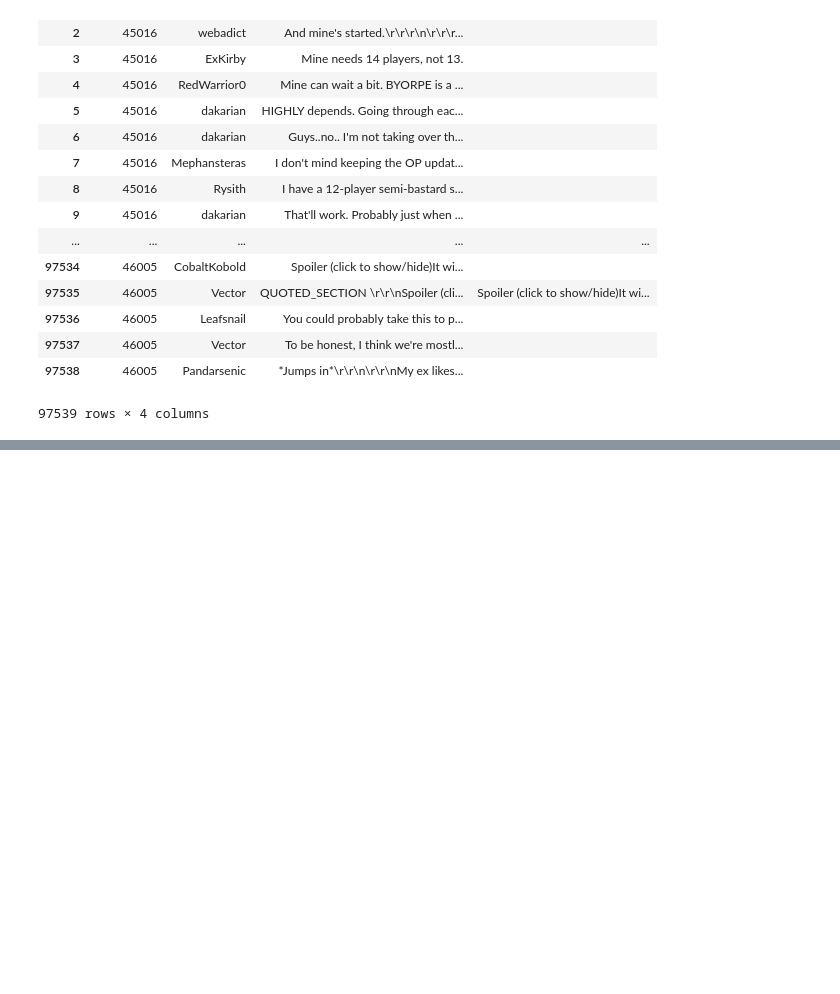
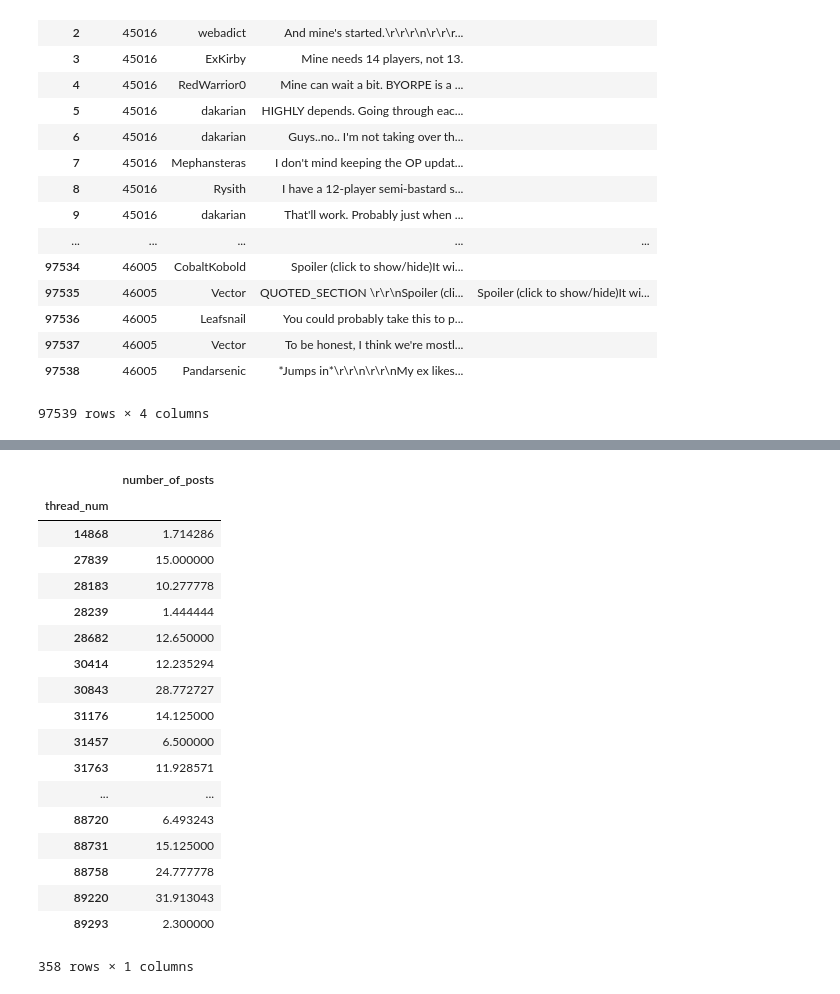
Before and after one commit to Nikishul/Kaggle-NMA-Competition, a Jupyter notebook: notebooks/NMA visualization.ipynb, the cells around one changed output, grey strips where cells are left out. Cells and saved outputs as stored; diff of their text form; code cells hidden in the pictures; blank space fills up the shorter version.

```diff
--- a/notebooks/NMA visualization.ipynb
+++ b/notebooks/NMA visualization.ipynb
@@ -115,0 +179,22 @@ TypeError: Must pass both levels and labels
+# %%
+avg_numb_of_posts
+# %% [output]
+|  | number_of_posts |
+| thread_num |  |
+| 14868 | 1.714286 |
+| 27839 | 15.000000 |
+| 28183 | 10.277778 |
+| 28239 | 1.444444 |
+| 28682 | 12.650000 |
+| 30414 | 12.235294 |
+| 30843 | 28.772727 |
+| 31176 | 14.125000 |
+| 31457 | 6.500000 |
+| 31763 | 11.928571 |
+| ... | ... |
+| 88720 | 6.493243 |
+| 88731 | 15.125000 |
+| 88758 | 24.777778 |
+| 89220 | 31.913043 |
+| 89293 | 2.300000 |
+358 rows × 1 columns
```
Also changed, not shown: parts of 9 cells of this notebook, 3 other files.
